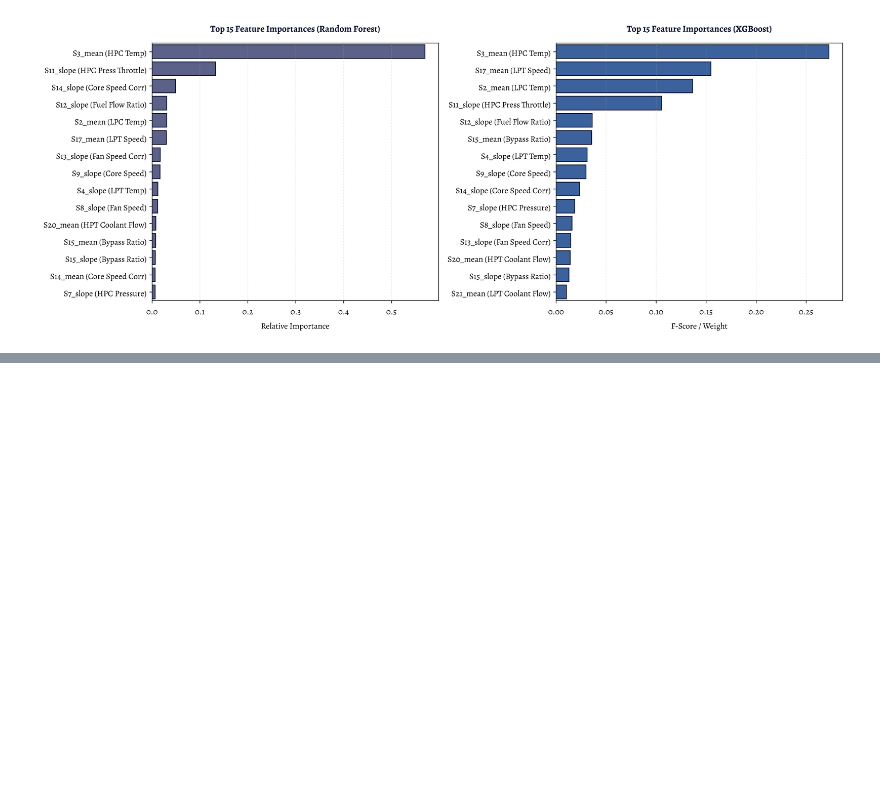
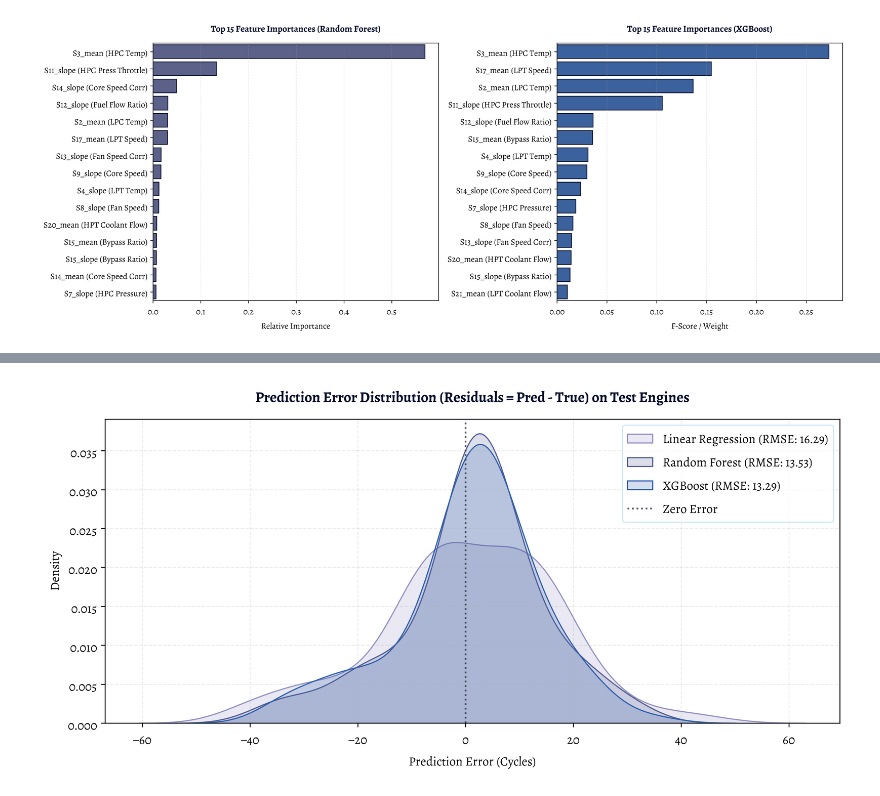
Before and after one commit to hamza-ihind/RulTurbine, a Jupyter notebook: notebooks/02_baseline_model.ipynb, the cells around one changed output, grey strips where cells are left out. Cells and saved outputs as stored; diff of their text form; code cells hidden in the pictures; blank space fills up the shorter version.

```diff
--- a/notebooks/02_baseline_model.ipynb
+++ b/notebooks/02_baseline_model.ipynb
@@ -244,0 +275,22 @@ In the next notebook (**03_deep_model.ipynb**), we will build a deep LSTM sequen
+# %%
+plt.figure(figsize=(10, 5), dpi=300)
+lr_errors = lr_pred_test - y_test
+rf_errors = rf_pred_test - y_test
+xgb_errors = xgb_pred_test - y_test
+
+sns.kdeplot(lr_errors, label=f'Linear Regression (RMSE: {lr_rmse_test:.2f})', color='#9290C3', fill=True, alpha=0.2)
+sns.kdeplot(rf_errors, label=f'Random Forest (RMSE: {rf_rmse_test:.2f})', color='#535C91', fill=True, alpha=0.2)
+sns.kdeplot(xgb_errors, label=f'XGBoost (RMSE: {xgb_rmse_test:.2f})', color='#2C5EAD', fill=True, alpha=0.2)
+
+# Draw reference line at 0 error
+plt.axvline(x=0, color='#070F2B', linestyle=':', alpha=0.7, label='Zero Error')
+
+plt.title('Prediction Error Distribution (Residuals = Pred - True) on Test Engines', fontsize=13, fontweight='bold', pad=15, color='#070F2B')
+plt.xlabel('Prediction Error (Cycles)', fontsize=11)
+plt.ylabel('Density', fontsize=11)
+plt.legend(frameon=True, facecolor='white', edgecolor='#C4E2F5')
+plt.tight_layout()
+plt.savefig('../figures/baseline_residuals_distribution.png')
+plt.show()
+# %% [output]
+[figure, added]
```
Also changed, not shown: parts of 5 cells of this notebook, 4 other files.
